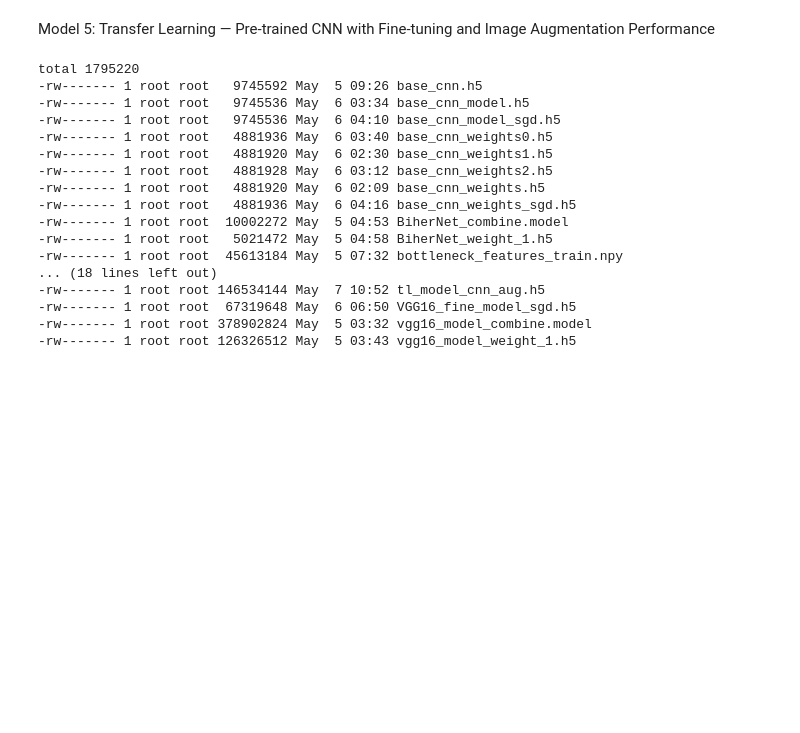
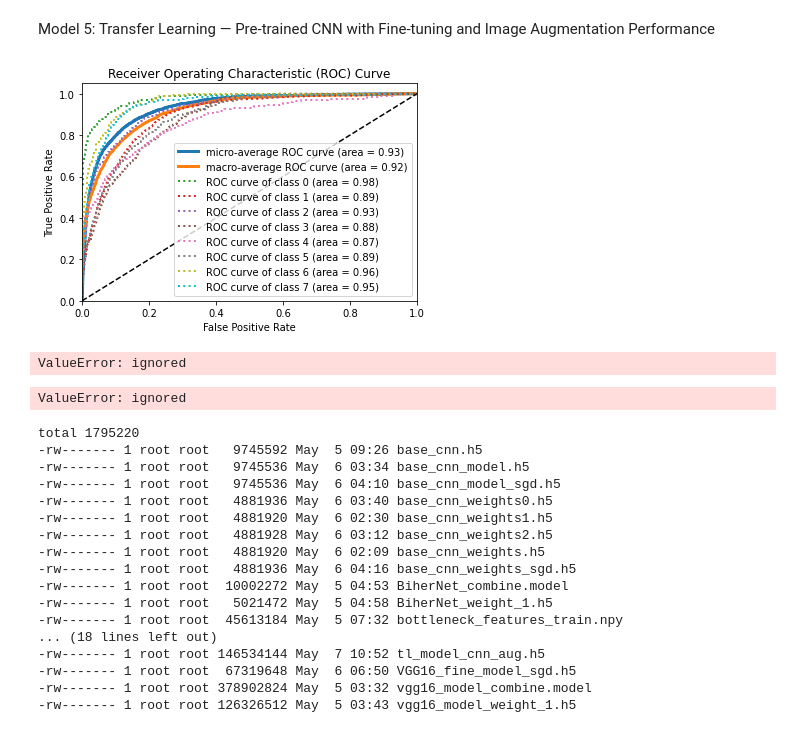
Before and after one commit to hktimmana/first-cat, a Jupyter notebook: DenseNet.ipynb, the cells around one changed output. Cells and saved outputs as stored; diff of their text form; code cells hidden in the pictures; blank space fills up the shorter version.

```diff
--- a/DenseNet.ipynb
+++ b/DenseNet.ipynb
@@ -555,6 +652,23 @@ vgg_model.trainable = False
 def get_bottleneck_features(model, input_imgs):
     features = model.predict(input_imgs, verbose=0)
     return features
+# %%
+# load dependencies
+import glob
+import numpy as np
+import matplotlib.pyplot as plt
+from keras.preprocessing.image import load_img, img_to_array, array_to_img
+from keras.models import load_model
+#import model_evaluation_utils as meu
+%matplotlib inline
+basic_cnn = load_model(model_path+'tl_base_model_full.h5')
+tl_img_aug_finetune_cnn=load_model(model_path+'tl_base_model_tl_full.h5')
+# load other configurations
+IMG_DIM = (150, 150)
+input_shape = (150, 150, 3)
+#num2class_label_transformer = lambda l: ['cat' if x == 0 else 'dog' for x in l]
+#class2num_label_transformer = lambda l: [0 if x == 'cat' else 1 for x in l]
+le=LabelEncoder()
 # %%
 IMG_DIM = (150, 150)
 
@@ -569,3 +683,8 @@ test_labels_enc = class2num_label_transformer(test_labels)
 
 print('Test dataset shape:', test_imgs.shape)
 print(test_labels[0:5], test_labels_enc[0:5])
+# %%
+le=LabelEncoder()
+test_labels_enc = le.fit_transform(test_labels)
+print('Test dataset shape:', test_imgs.shape)
+print(test_labels[0:5], test_labels_enc[0:5])
@@ -609,13 +755,16 @@ display_model_performance_metrics(true_labels=test_labels, predicted_labels=pred
 # %%
 # worst model - basic CNN
 plot_model_roc_curve(basic_cnn, test_imgs_scaled,
                          true_labels=test_labels_enc,
-                         class_names=[0, 1])
+                         class_names=[0, 1,2,3,4,5,6,7])
 
 # best model - transfer learning with fine-tuning & image augmentation
 plot_model_roc_curve(tl_img_aug_finetune_cnn, test_imgs_scaled,
                          true_labels=test_labels_enc,
-                         class_names=[0, 1])
+                         class_names=[0, 1,2,3,4,5,6,7])
+# %% [output]
+[figure, added]
+ValueError: ignored
 # %%
     testing_images=test_imgs
     testing_labels=test_labels
@@ -623,6 +772,7 @@ plot_model_roc_curve(tl_img_aug_finetune_cnn, test_imgs_scaled,
     validation_labels= validation_labels
     training_images=train_imgs
     training_labels=train_labels
+    model_fe=tl_img_aug_finetune_cnn#tl_img_aug_finetune_cnn
     training_features = model_fe.predict(training_images)
     validation_features = model_fe.predict(validation_images)
     testing_features = model_fe.predict(testing_images)
@@ -664,6 +814,8 @@ plot_model_roc_curve(tl_img_aug_finetune_cnn, test_imgs_scaled,
         scores = cross_validate(estimator=classifier, X=training_features, y=training_labels, cv=10, scoring=scoring)
         print("[%s]\nAccuracy: %0.3f\tF1 Weighted: %0.3f"
                 % (label, scores['test_accuracy'].mean(), scores['test_f1_weighted'].mean()))
+# %% [output]
+ValueError: ignored
 # %%
 !ls -l /content/gdrive/My\ Drive/research/model/
 # %% [output]
```
Also changed, not shown: parts of 33 cells of this notebook.
